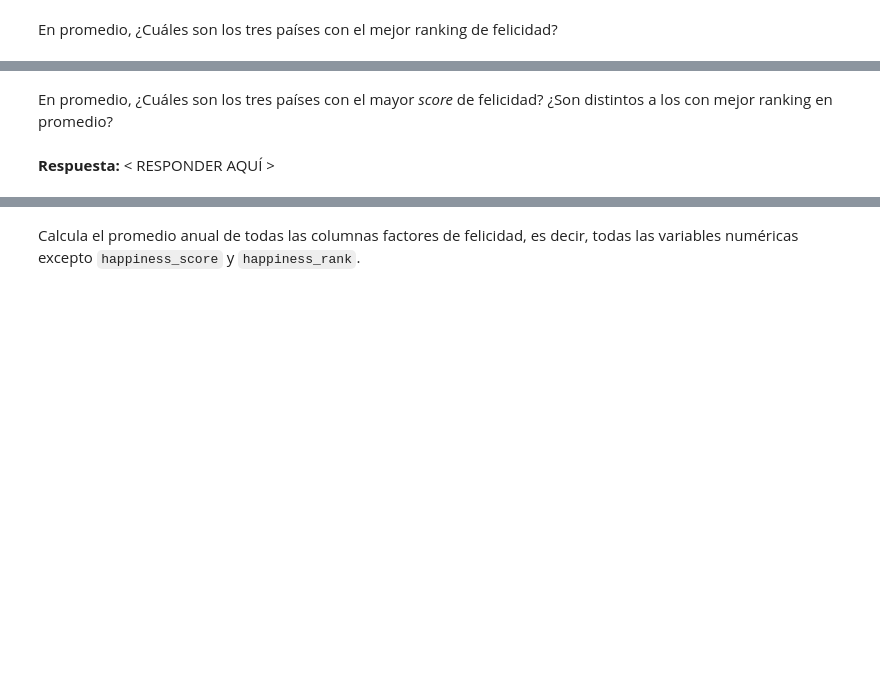
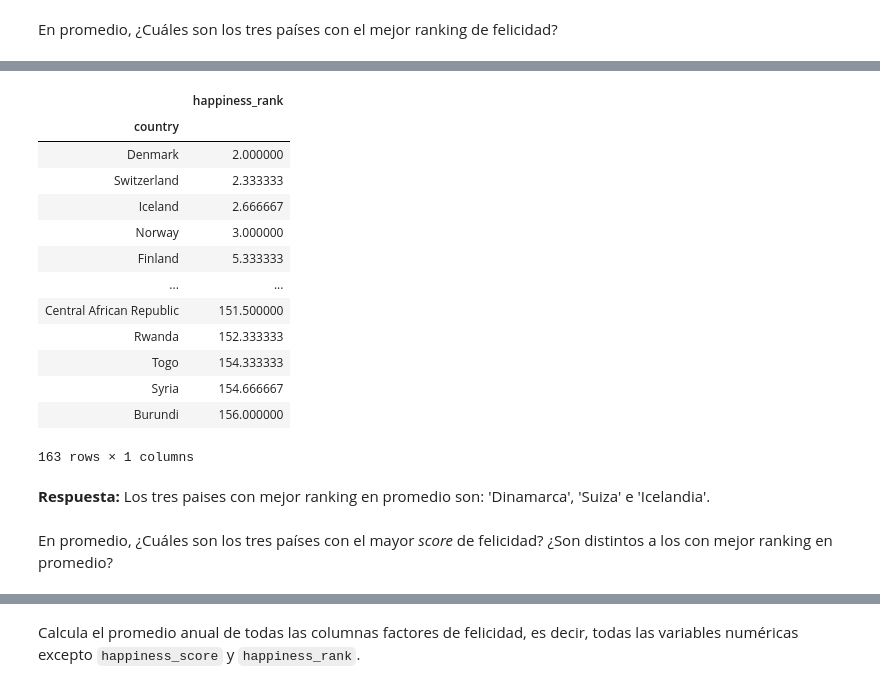
Before and after one commit to Taz-Ricardo/mat281_portafolio, a Jupyter notebook: m02_data_analysis/m02_homework/m02_homework.ipynb, the cells around one changed output, grey strips where cells are left out. Saved outputs shown, nothing was run; the diff lists cells and outputs as text; code cells hidden in the pictures; blank space fills up the shorter version.

```diff
--- a/m02_data_analysis/m02_homework/m02_homework.ipynb
+++ b/m02_data_analysis/m02_homework/m02_homework.ipynb
@@ -297,2 +413,22 @@ __Respuesta:__  < RESPONDER AQUÍ >
+# %%
+happiness.groupby('country').agg({'happiness_rank':'mean'}).sort_values('happiness_rank')
+#happiness.groupby('country').agg({'happiness_rank':'mean'}).sort_values('happiness_rank').head(10) Paises Nordicos escandinabos en el top 10, que loco, siempre aparecen.
+# %% [output]
+|  | happiness_rank |
+| country |  |
+| Denmark | 2.000000 |
+| Switzerland | 2.333333 |
+| Iceland | 2.666667 |
+| Norway | 3.000000 |
+| Finland | 5.333333 |
+| ... | ... |
+| Central African Republic | 151.500000 |
+| Rwanda | 152.333333 |
+| Togo | 154.333333 |
+| Syria | 154.666667 |
+| Burundi | 156.000000 |
+163 rows × 1 columns
+# %% [markdown]
+__Respuesta:__  Los tres paises con mejor ranking en promedio son: 'Dinamarca', 'Suiza' e 'Icelandia'.
 # %% [markdown]
 En promedio, ¿Cuáles son los tres países con el mayor _score_ de felicidad? ¿Son distintos a los con mejor ranking en promedio?
@@ -301,2 +434,0 @@ En promedio, ¿Cuáles son los tres países con el mayor _score_ de felicidad?
-# %% [markdown]
-__Respuesta:__  < RESPONDER AQUÍ >
```
Also changed, not shown: parts of 83 cells of this notebook, 11 other files.
